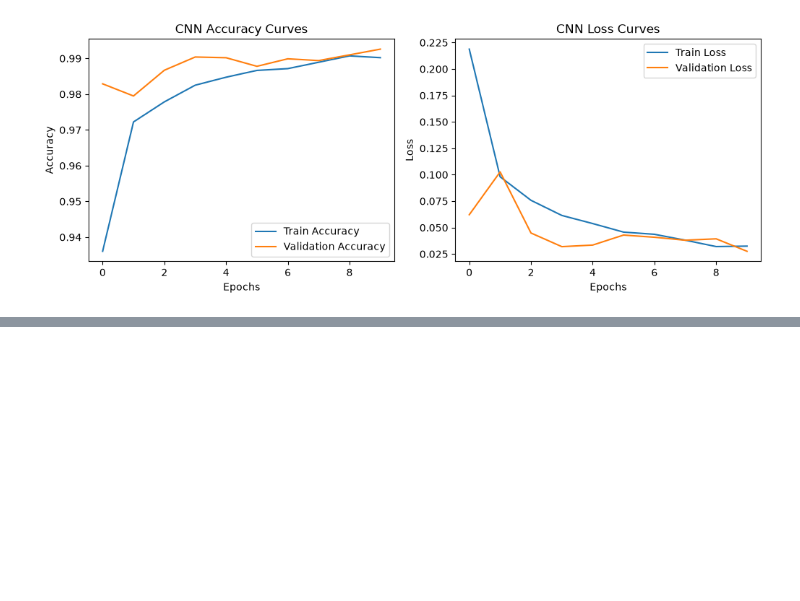
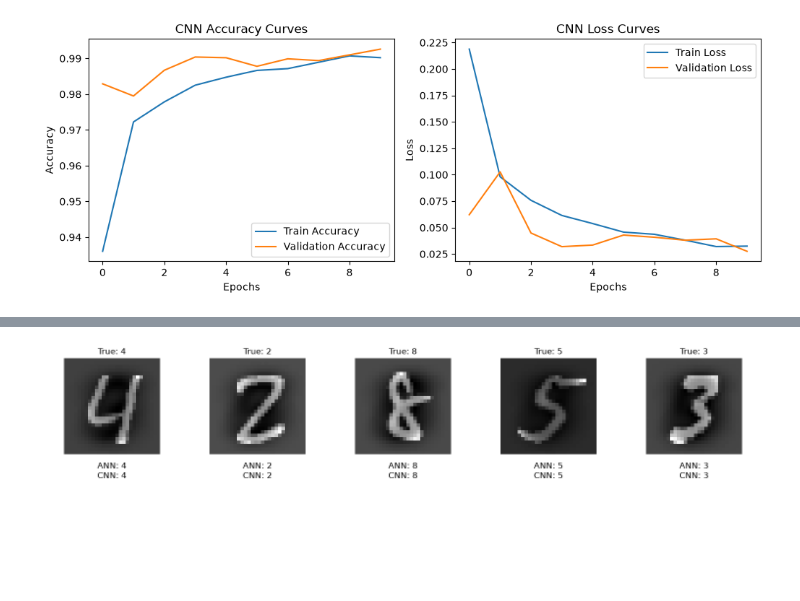
Before and after one commit to AdelZahid/DeepLearning_practice, a Jupyter notebook: CNN/Cnn.ipynb, the cells around one changed output, grey strips where cells are left out. Drawn from its saved outputs; the diff is of its cells as text; code cells hidden in the pictures; blank space fills up the shorter version.

```diff
--- a/CNN/Cnn.ipynb
+++ b/CNN/Cnn.ipynb
@@ -231,3 +231,25 @@ plt.legend()
 plt.show()
 # %% [output]
 [figure]
+# %%
+
+def show_side_by_side(models,model_name,X,X_cnn,y_true,n=5):
+    idxs=np.random.choice(len(X),n,replace=False)
+    plt.figure(figsize=(15,5))
+    for i,idx in enumerate(idxs):
+        plt.subplot(2,n,i+1)
+        plt.imshow(X[idx].reshape(28,28),cmap='gray')
+        plt.title(f'True: {y_true[idx]}')
+        plt.axis('off')
+
+        preds =[np.argmax(model.predict(X_cnn[idx].reshape(1,28,28,1) if
+                name =="CNN" else X[idx].reshape(1,28,28))) for model,name in zip(models,model_name)]
+
+        plt.subplot(2,n,i+n+1)
+        plt.axis('off')
+        plt.title("\n".join([f"{name}: {pred}" for name,pred in zip(model_name,preds)]))
+    plt.tight_layout()
+    plt.show()
+# %%
+show_side_by_side([perceptron,cnn_model],["ANN","CNN"],X_test,X_test_cnn,Y_test,n=5)
+# %% [output]
@@ -233,0 +266 @@ plt.show()
+[figure, added]
```
Also changed, not shown: parts of 1 cell of this notebook.
